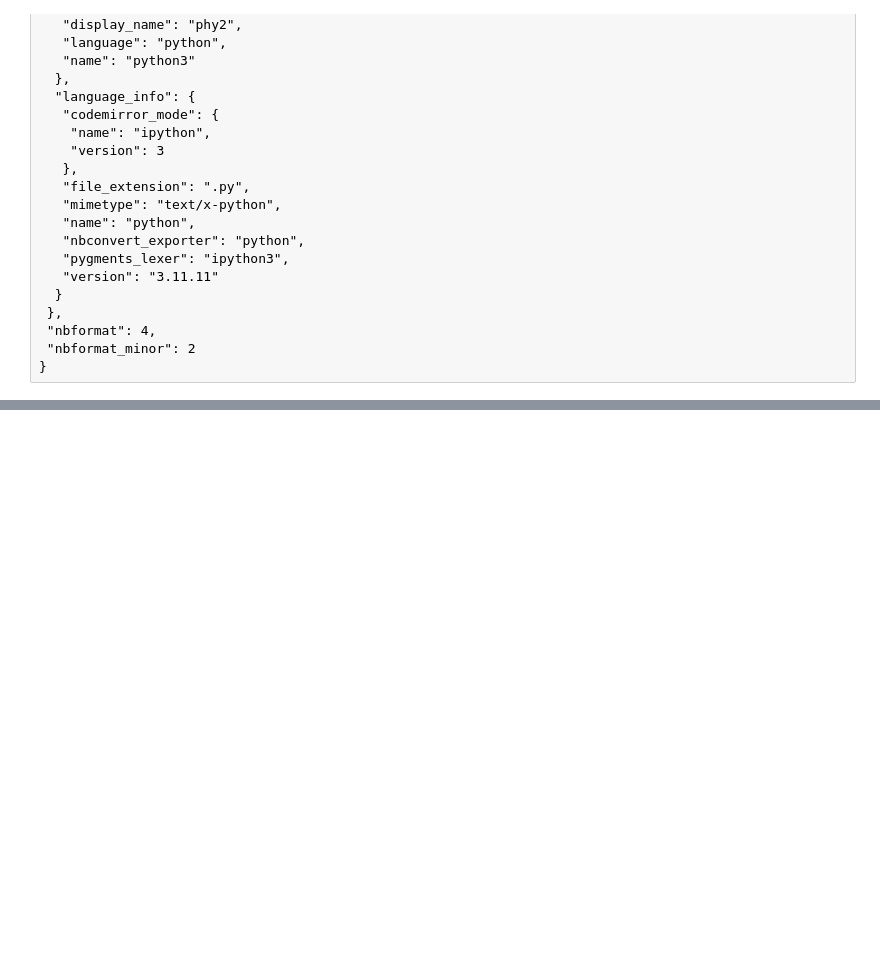
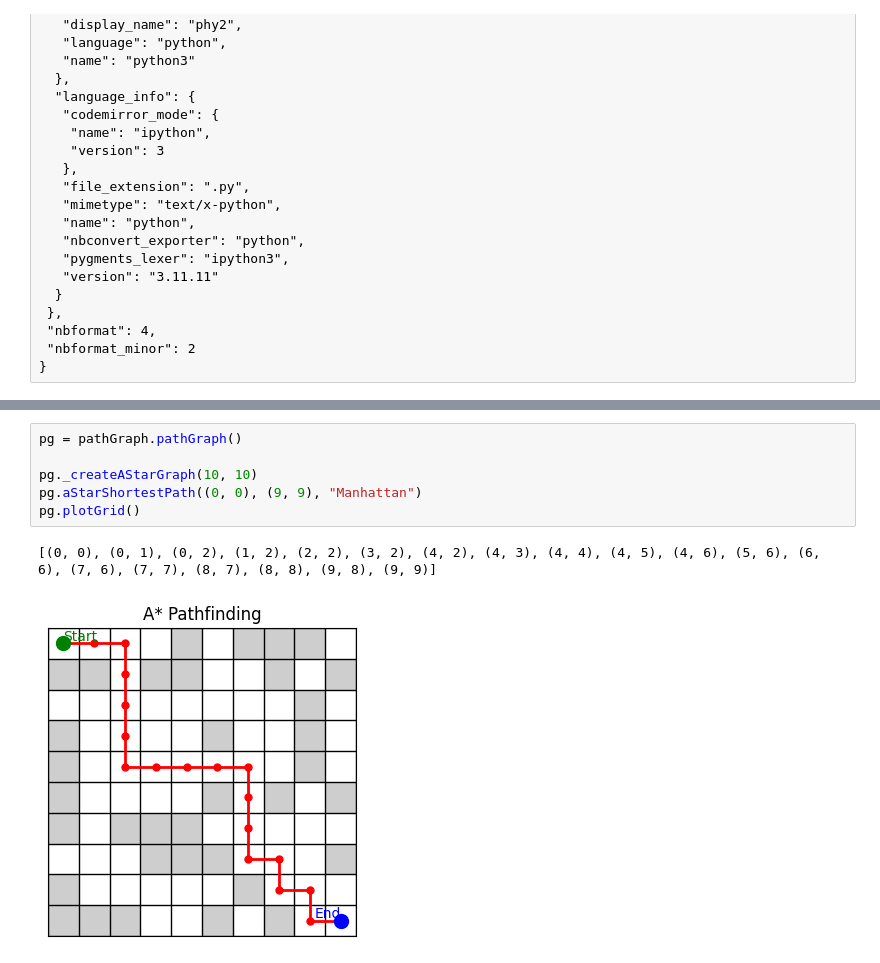
Before and after one commit to tomHep10/HeepsInTheHeaps, a Jupyter notebook: plots.ipynb, the cells around one changed output, grey strips where cells are left out. Drawn from its saved outputs; the diff is of its cells as text; blank space fills up the shorter version.

```diff
--- a/plots.ipynb
+++ b/plots.ipynb
@@ -218,0 +249,9 @@
+# %%
+pg = pathGraph.pathGraph()
+
+pg._createAStarGraph(10, 10)
+pg.aStarShortestPath((0, 0), (9, 9), "Manhattan")
+pg.plotGrid()
+# %% [output]
+[(0, 0), (0, 1), (0, 2), (1, 2), (2, 2), (3, 2), (4, 2), (4, 3), (4, 4), (4, 5), (4, 6), (5, 6), (6, 6), (7, 6), (7, 7), (8, 7), (8, 8), (9, 8), (9, 9)]
+[figure, added]
```
Also changed, not shown: parts of 5 cells of this notebook, 1 other file.
